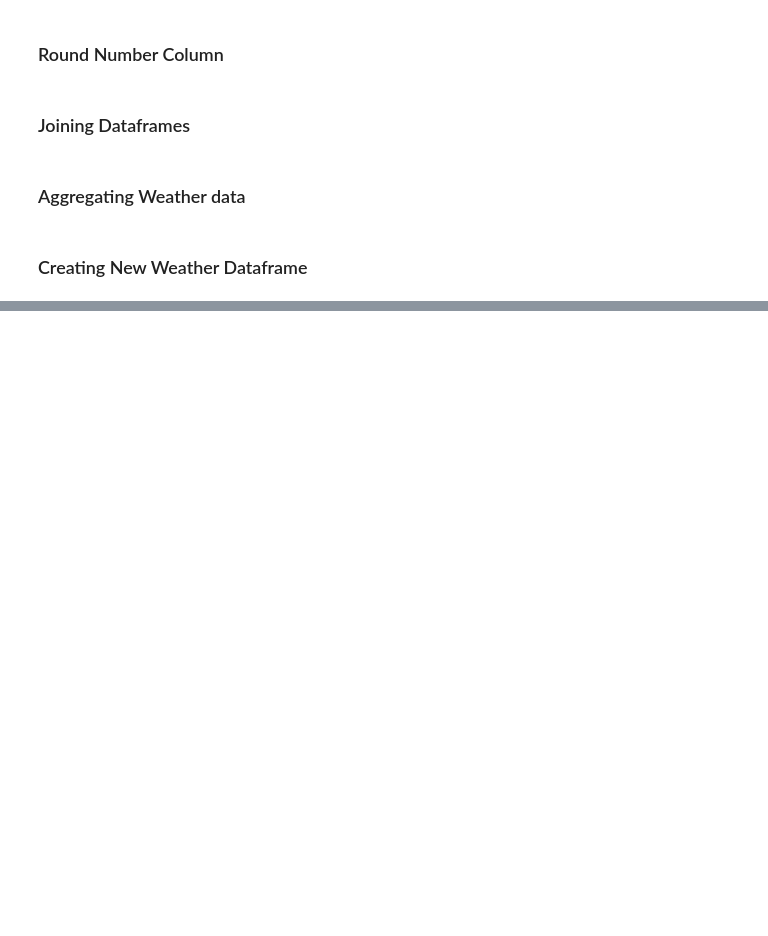
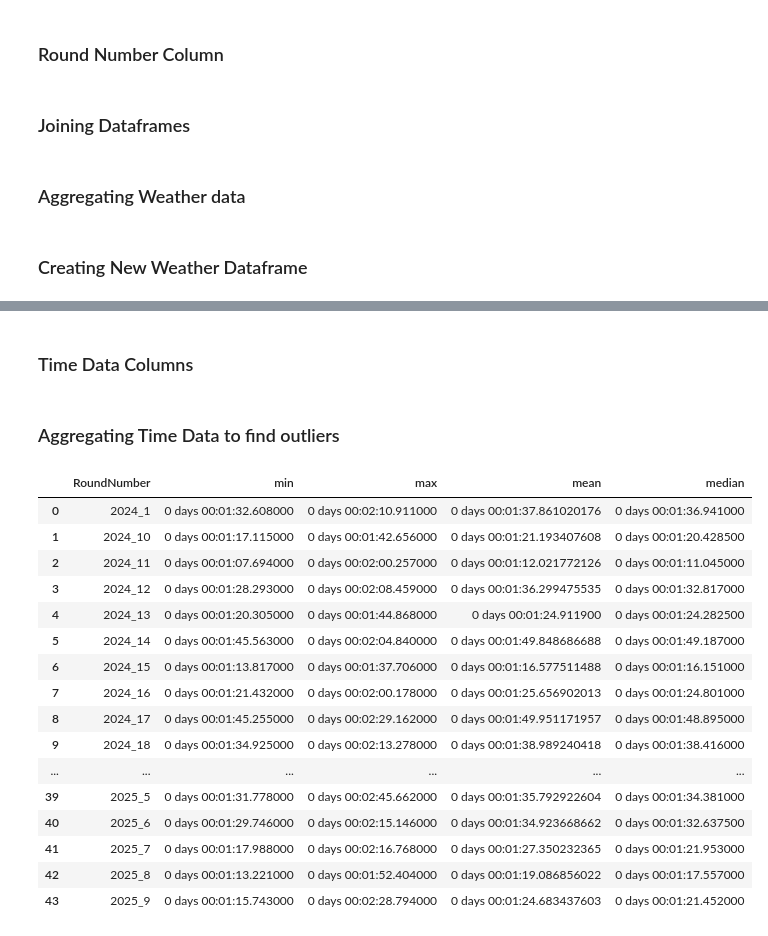
Before and after one commit to cillianmurphy45/F1-Machine-Learning-Model, a Jupyter notebook: Cleaning_Data.ipynb, the cells around one changed output, grey strips where cells are left out. Cells and saved outputs as stored; diff of their text form; code cells hidden in the pictures; blank space fills up the shorter version.

Commit message:
Started Race Lap Data Cleaning

```diff
--- a/Cleaning_Data.ipynb
+++ b/Cleaning_Data.ipynb
@@ -238,0 +323,41 @@ full_quali_data = quali_data.merge(quali_weather_data, on="RoundNumber",how="lef
+# %%
+cols_to_drop_laps = ['Time', 'Sector1SessionTime', 'Sector2SessionTime', 'Sector3SessionTime', "LapStartTime",	"LapStartDate","DeletedReason","IsAccurate","FastF1Generated","IsPersonalBest"]
+# %%
+race_lap_data.drop(columns=cols_to_drop_laps,inplace=True)
+# %% [markdown]
+### Time Data Columns
+# %%
+time_columns = ['LapTime','PitOutTime','PitInTime', 'Sector1Time', 'Sector2Time', 'Sector3Time']
+
+race_lap_data[time_columns] = race_lap_data[time_columns].apply(pd.to_timedelta)
+# %% [markdown]
+### Aggregating Time Data to find outliers
+# %%
+agg_time_data = (
+    race_lap_data.groupby("RoundNumber").agg({
+    'LapTime':["min","max","mean","median"],
+    'Sector1Time':["min","max","mean"],
+    'Sector2Time':["min","max","mean"],
+    'Sector3Time':["min","max","mean"]
+
+}))
+# %%
+agg_time_data["LapTime"].reset_index()
+# %% [output]
+|  | RoundNumber | min | max | mean | median |
+| 0 | 2024_1 | 0 days 00:01:32.608000 | 0 days 00:02:10.911000 | 0 days 00:01:37.861020176 | 0 days 00:01:36.941000 |
+| 1 | 2024_10 | 0 days 00:01:17.115000 | 0 days 00:01:42.656000 | 0 days 00:01:21.193407608 | 0 days 00:01:20.428500 |
+| 2 | 2024_11 | 0 days 00:01:07.694000 | 0 days 00:02:00.257000 | 0 days 00:01:12.021772126 | 0 days 00:01:11.045000 |
+| 3 | 2024_12 | 0 days 00:01:28.293000 | 0 days 00:02:08.459000 | 0 days 00:01:36.299475535 | 0 days 00:01:32.817000 |
+| 4 | 2024_13 | 0 days 00:01:20.305000 | 0 days 00:01:44.868000 | 0 days 00:01:24.911900 | 0 days 00:01:24.282500 |
+| 5 | 2024_14 | 0 days 00:01:45.563000 | 0 days 00:02:04.840000 | 0 days 00:01:49.848686688 | 0 days 00:01:49.187000 |
+| 6 | 2024_15 | 0 days 00:01:13.817000 | 0 days 00:01:37.706000 | 0 days 00:01:16.577511488 | 0 days 00:01:16.151000 |
+| 7 | 2024_16 | 0 days 00:01:21.432000 | 0 days 00:02:00.178000 | 0 days 00:01:25.656902013 | 0 days 00:01:24.801000 |
+| 8 | 2024_17 | 0 days 00:01:45.255000 | 0 days 00:02:29.162000 | 0 days 00:01:49.951171957 | 0 days 00:01:48.895000 |
+| 9 | 2024_18 | 0 days 00:01:34.925000 | 0 days 00:02:13.278000 | 0 days 00:01:38.989240418 | 0 days 00:01:38.416000 |
+| ... | ... | ... | ... | ... | ... |
+| 39 | 2025_5 | 0 days 00:01:31.778000 | 0 days 00:02:45.662000 | 0 days 00:01:35.792922604 | 0 days 00:01:34.381000 |
+| 40 | 2025_6 | 0 days 00:01:29.746000 | 0 days 00:02:15.146000 | 0 days 00:01:34.923668662 | 0 days 00:01:32.637500 |
+| 41 | 2025_7 | 0 days 00:01:17.988000 | 0 days 00:02:16.768000 | 0 days 00:01:27.350232365 | 0 days 00:01:21.953000 |
+| 42 | 2025_8 | 0 days 00:01:13.221000 | 0 days 00:01:52.404000 | 0 days 00:01:19.086856022 | 0 days 00:01:17.557000 |
+| 43 | 2025_9 | 0 days 00:01:15.743000 | 0 days 00:02:28.794000 | 0 days 00:01:24.683437603 | 0 days 00:01:21.452000 |
```
Also changed, not shown: parts of 20 cells of this notebook, 1 other file.
